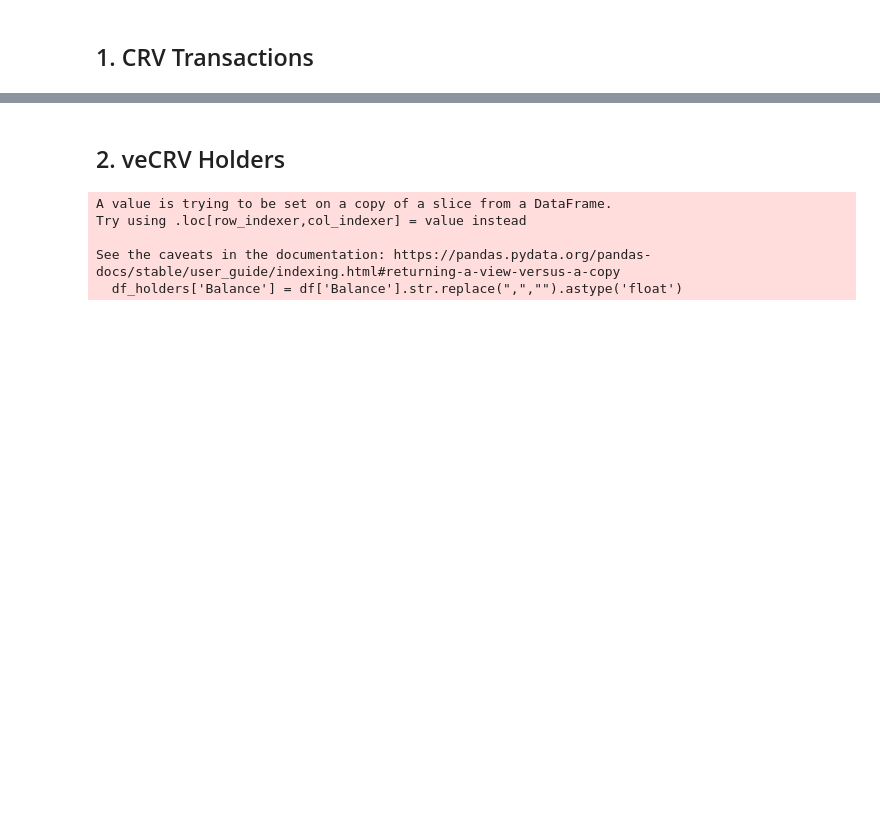
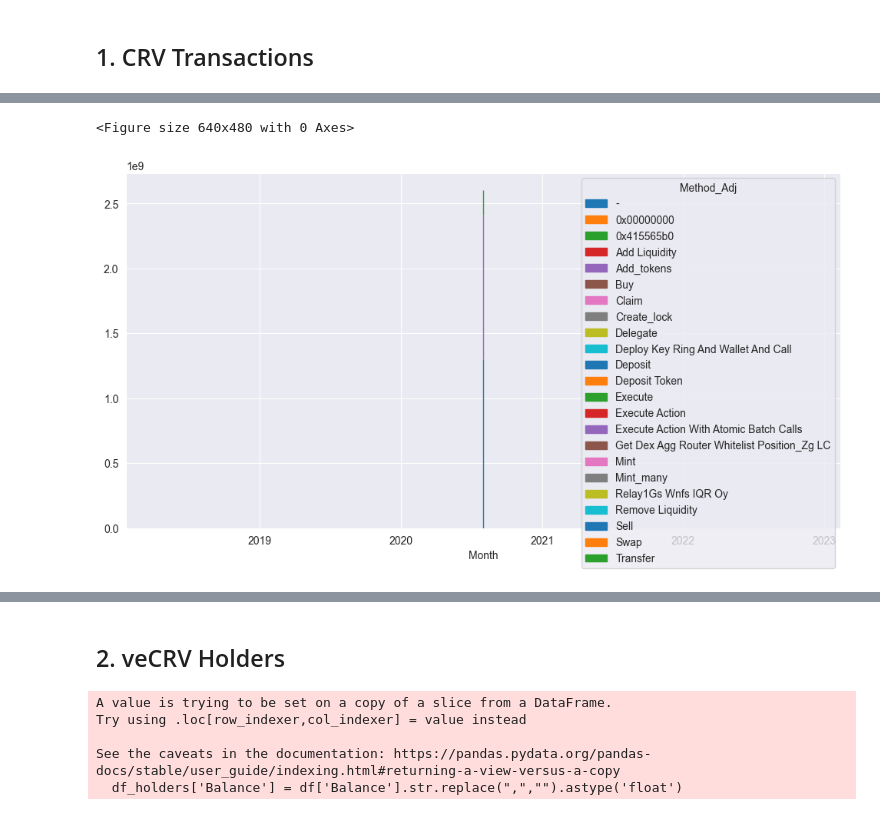
Before and after one commit to LimaRods/Curve-Trading-Volume-Dynamics, a Jupyter notebook: analytics.ipynb, the cells around one changed output, grey strips where cells are left out. Cells and saved outputs as stored; diff of their text form; code cells hidden in the pictures; blank space fills up the shorter version.

```diff
--- a/analytics.ipynb
+++ b/analytics.ipynb
@@ -33,0 +15,32 @@ df.set_index('DateTime (UTC)', inplace = True)
+# %%
+#LOoading and preparing the dataset
+df = pd.read_csv("CRV%20Txns.csv")
+df = df[['DateTime (UTC)', 'Quantity', 'Method']]
+#Coverting data types
+df['Quantity'] = df['Quantity'].str.replace(",","").astype('float')
+df['DateTime (UTC)'] = pd.to_datetime(df['DateTime (UTC)'])
+df['Month'] = df['DateTime (UTC)'].dt.to_period('M')
+
+
+# Feature engineering: reducing the number of categories
+df['Method_Adj'] = df['Method']
+df.loc[df['Method'].str.contains('Swap', case=False, na=False), 'Method_Adj'] = 'Swap'
+df.loc[df['Method'].str.contains('Remove Liquidity', case=False, na=False), 'Method_Adj'] = 'Remove Liquidity'
+df.loc[df['Method'].str.contains('Transfer', case=False, na=False), 'Method_Adj'] = 'Transfer'
+df.loc[df['Method'].str.contains('Add Liquidity', case=False, na=False), 'Method_Adj'] = 'Add Liquidity'
+
+#Grouping dataset by Method and Month and calculating quantity cumulative across method over time
+df_cum = df.groupby(["Month", "Method_Adj"]).agg({'Quantity': np.sum}).reset_index()
+
+#plotting
+plt.figure()
+sea.set_style('darkgrid', {'axes.grid': True})
+df_plot = df_cum.pivot(index = 'Month', columns = 'Method_Adj', values = 'Quantity' )
+df_plot.plot(kind = 'area', stacked= 'True')
+
+#Setting
+plt.gcf().set_dpi(100)
+plt.gcf().set_size_inches(12,6)
+# %% [output]
+<Figure size 640x480 with 0 Axes>
+[figure, added]
```
Also changed, not shown: parts of 11 cells of this notebook, 1 other file.
